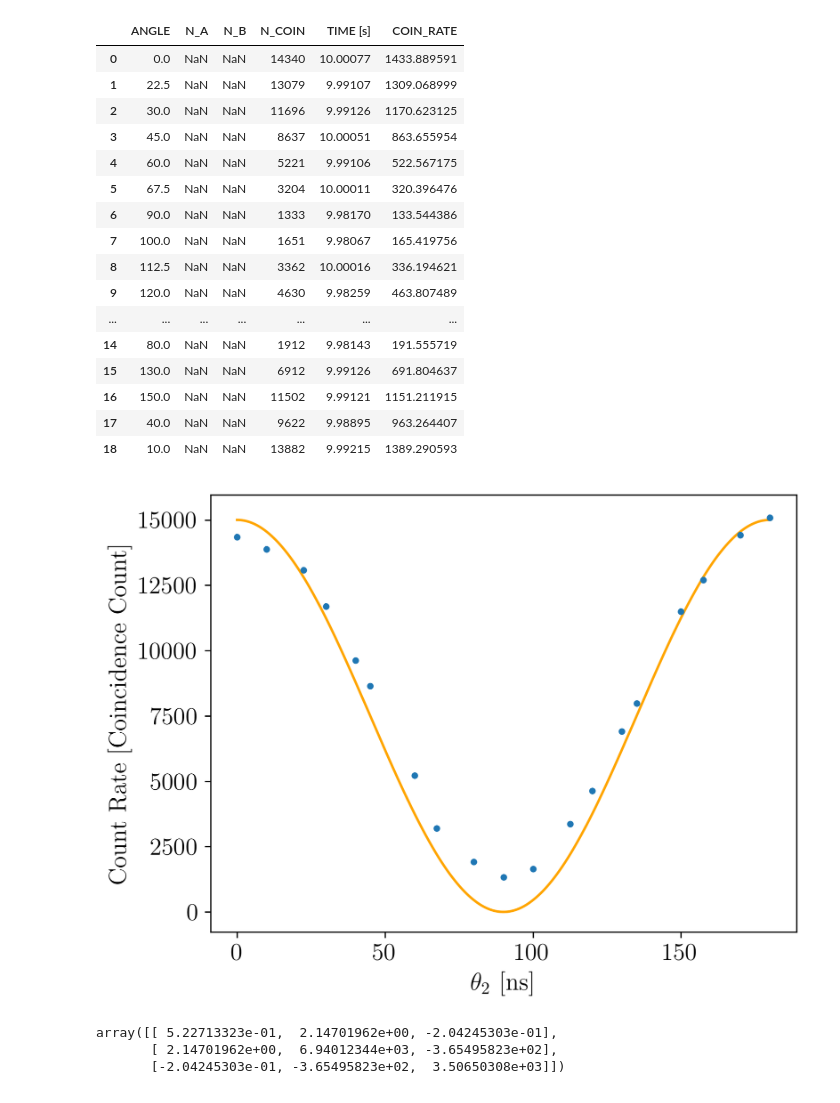
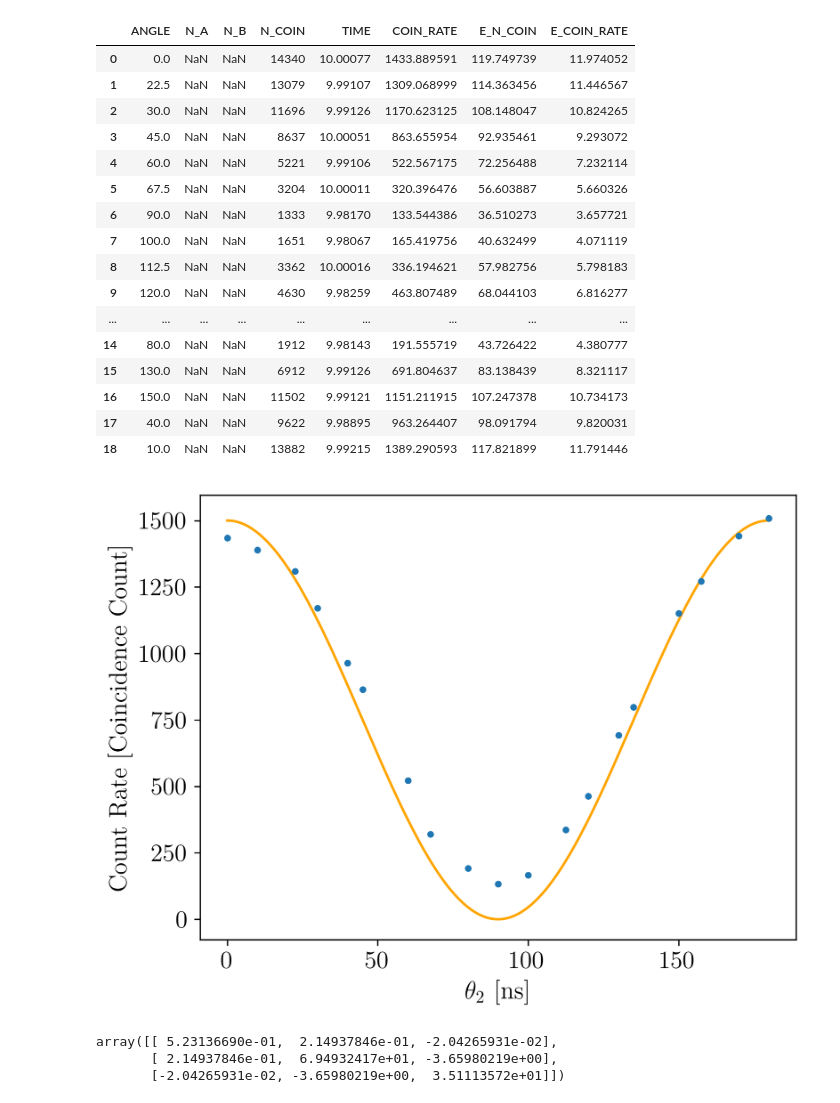
Before and after one commit to andres-luengo/alden-andres-max-most-dangerous-4450-trio, a Jupyter notebook: pol_cor_fit.ipynb, the cells around one changed output. Cells and saved outputs as stored; diff of their text form; code cells hidden in the pictures.

```diff
--- a/pol_cor_fit.ipynb
+++ b/pol_cor_fit.ipynb
@@ -8,30 +8,33 @@ import matplotlib.pyplot as plt
 # %%
 #read in data, fix columns
 df = (pd.read_csv("polarizer_correlation.csv")
       .drop(columns=['Trial Number', 'Angle A'])
       .rename(columns={
           "Angle B": "ANGLE",
-          "N_coin / time": "COIN_RATE"
+          "N_coin / time": "COIN_RATE",
+          "TIME [s]": "TIME"
       }))
+df['E_N_COIN'] = np.sqrt(df['N_COIN'])
+df['E_COIN_RATE'] = df['E_N_COIN'] / df['TIME']
 df
 # %% [output]
-|  | ANGLE | N_A | N_B | N_COIN | TIME [s] | COIN_RATE |
-| 0 | 0.0 | NaN | NaN | 14340 | 10.00077 | 1433.889591 |
-| 1 | 22.5 | NaN | NaN | 13079 | 9.99107 | 1309.068999 |
-| 2 | 30.0 | NaN | NaN | 11696 | 9.99126 | 1170.623125 |
-| 3 | 45.0 | NaN | NaN | 8637 | 10.00051 | 863.655954 |
-| 4 | 60.0 | NaN | NaN | 5221 | 9.99106 | 522.567175 |
-| 5 | 67.5 | NaN | NaN | 3204 | 10.00011 | 320.396476 |
-| 6 | 90.0 | NaN | NaN | 1333 | 9.98170 | 133.544386 |
-| 7 | 100.0 | NaN | NaN | 1651 | 9.98067 | 165.419756 |
-| 8 | 112.5 | NaN | NaN | 3362 | 10.00016 | 336.194621 |
-| 9 | 120.0 | NaN | NaN | 4630 | 9.98259 | 463.807489 |
-| ... | ... | ... | ... | ... | ... | ... |
-| 14 | 80.0 | NaN | NaN | 1912 | 9.98143 | 191.555719 |
-| 15 | 130.0 | NaN | NaN | 6912 | 9.99126 | 691.804637 |
-| 16 | 150.0 | NaN | NaN | 11502 | 9.99121 | 1151.211915 |
-| 17 | 40.0 | NaN | NaN | 9622 | 9.98895 | 963.264407 |
-| 18 | 10.0 | NaN | NaN | 13882 | 9.99215 | 1389.290593 |
+|  | ANGLE | N_A | N_B | N_COIN | TIME | COIN_RATE | E_N_COIN | E_COIN_RATE |
+| 0 | 0.0 | NaN | NaN | 14340 | 10.00077 | 1433.889591 | 119.749739 | 11.974052 |
+| 1 | 22.5 | NaN | NaN | 13079 | 9.99107 | 1309.068999 | 114.363456 | 11.446567 |
+| 2 | 30.0 | NaN | NaN | 11696 | 9.99126 | 1170.623125 | 108.148047 | 10.824265 |
+| 3 | 45.0 | NaN | NaN | 8637 | 10.00051 | 863.655954 | 92.935461 | 9.293072 |
+| 4 | 60.0 | NaN | NaN | 5221 | 9.99106 | 522.567175 | 72.256488 | 7.232114 |
+| 5 | 67.5 | NaN | NaN | 3204 | 10.00011 | 320.396476 | 56.603887 | 5.660326 |
+| 6 | 90.0 | NaN | NaN | 1333 | 9.98170 | 133.544386 | 36.510273 | 3.657721 |
+| 7 | 100.0 | NaN | NaN | 1651 | 9.98067 | 165.419756 | 40.632499 | 4.071119 |
+| 8 | 112.5 | NaN | NaN | 3362 | 10.00016 | 336.194621 | 57.982756 | 5.798183 |
+| 9 | 120.0 | NaN | NaN | 4630 | 9.98259 | 463.807489 | 68.044103 | 6.816277 |
+| ... | ... | ... | ... | ... | ... | ... | ... | ... |
+| 14 | 80.0 | NaN | NaN | 1912 | 9.98143 | 191.555719 | 43.726422 | 4.380777 |
+| 15 | 130.0 | NaN | NaN | 6912 | 9.99126 | 691.804637 | 83.138439 | 8.321117 |
+| 16 | 150.0 | NaN | NaN | 11502 | 9.99121 | 1151.211915 | 107.247378 | 10.734173 |
+| 17 | 40.0 | NaN | NaN | 9622 | 9.98895 | 963.264407 | 98.091794 | 9.820031 |
+| 18 | 10.0 | NaN | NaN | 13882 | 9.99215 | 1389.290593 | 117.821899 | 11.791446 |
 # %%
 #plot settings
 plt.rcParams.update({
@@ -58,24 +61,24 @@ fig, ax = plt.subplots(dpi = 300)
 x = np.linspace(0, 180, 5000)
 y = model(x, *p0)
 ax.plot(x, y, color = "orange")
-ax.errorbar(df['ANGLE'], df['N_COIN'], np.sqrt(df['N_COIN']), ls="", marker = ".")
+ax.errorbar(df['ANGLE'], df['COIN_RATE'], df['E_COIN_RATE'], ls="", marker = ".")
 ax.set_xlabel("$\\theta_2$ [ns]")
 ax.set_ylabel("Count Rate $[\\text{Coincidence Count}]$")
 plt.savefig("tau_fit.png")
 # %% [output]
-[figure, old version]
+[figure, new version]
 # %%
 # opt_res = minimize(lambda p: redchi2(np.exp(p)), np.log(p0), method="Nelder-Mead")
 # tau_fit = np.exp(opt_res.x)[0]
 # width_fit = np.exp(opt_res.x)[1]
 # opt_res
 # %%
-pcurve_fit, ecurve_fit = curve_fit(model, df['ANGLE'], df['N_COIN'], p0)
+pcurve_fit, ecurve_fit = curve_fit(model, df['ANGLE'], df['COIN_RATE'], p0)
 ecurve_fit
 # %% [output]
-array([[ 5.22713323e-01,  2.14701962e+00, -2.04245303e-01],
-       [ 2.14701962e+00,  6.94012344e+03, -3.65495823e+02],
-       [-2.04245303e-01, -3.65495823e+02,  3.50650308e+03]])
+array([[ 5.23136690e-01,  2.14937846e-01, -2.04265931e-02],
+       [ 2.14937846e-01,  6.94932417e+01, -3.65980219e+00],
+       [-2.04265931e-02, -3.65980219e+00,  3.51113572e+01]])
 # %%
 pcurve_fit
 # %% [output]
```
Also changed, not shown: parts of 12 cells of this notebook, 1 other file.
